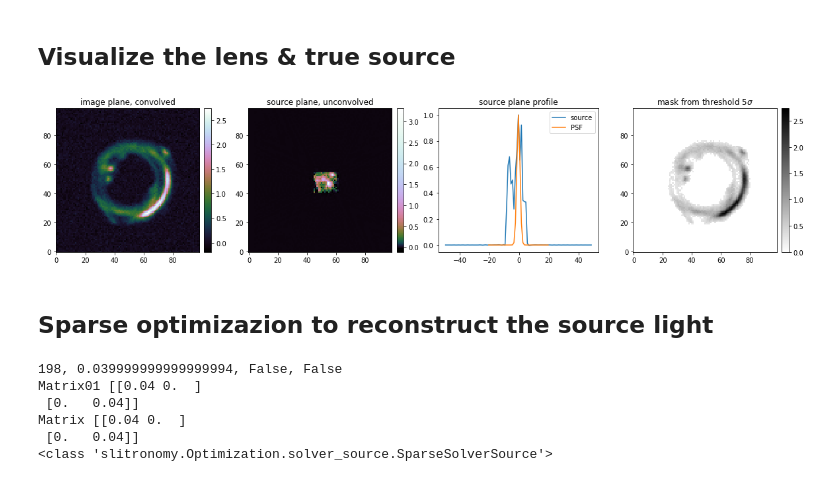
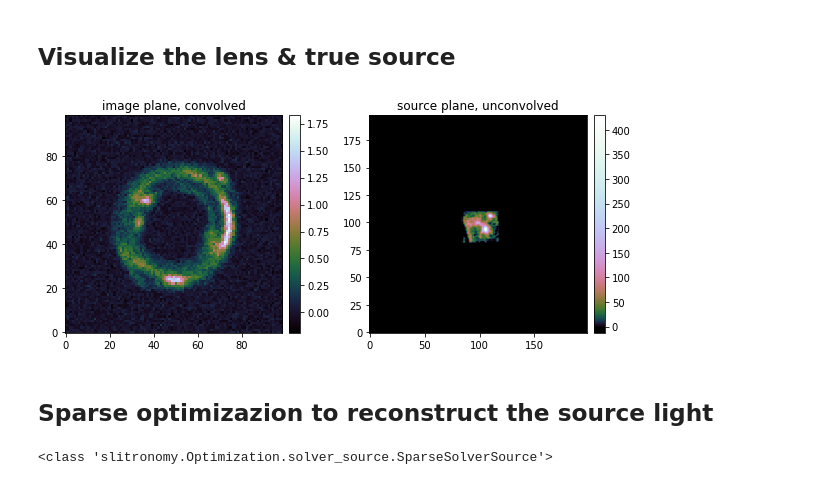
Before and after one commit to aymgal/SLITronomy, a Jupyter notebook: thirdparty/notebooks/03_complex_source_reconstruction.ipynb, the cells around one changed output. Drawn from its saved outputs; the diff is of its cells as text; code cells hidden in the pictures.

```diff
--- a/thirdparty/notebooks/03_complex_source_reconstruction.ipynb
+++ b/thirdparty/notebooks/03_complex_source_reconstruction.ipynb
@@ -76,0 +66,11 @@ data_class = ImageData(**kwargs_data)
+# %%
+# data specification (coordinates, etc.)
+_, _, ra_at_xy_0, dec_at_xy_0, _, _, Mpix2coord, _ \
+    = lenstro_util.make_grid_with_coordtransform(numPix=num_pix, deltapix=delta_pix, inverse=False)
+
+image_grid  = RegularGrid(num_pix, num_pix, Mpix2coord, ra_at_xy_0, dec_at_xy_0)
+source_grid = RegularGrid(num_pix, num_pix, Mpix2coord, ra_at_xy_0, dec_at_xy_0,
+                          supersampling_factor=subgrid_res_source)
+
+ra_grid, dec_grid = image_grid.coordinates_evaluate
+ra_grid_hd, dec_grid_hd = source_grid.coordinates_evaluate
@@ -146,0 +160,8 @@ lens_light_model_class = LightModel(light_model_list=lens_light_model_list)
+# %%
+source_sim = source_model_class.surface_brightness(ra_grid_hd, dec_grid_hd, kwargs_source)
+source_sim = lenstro_util.array2image(source_sim)
+
+plt.title("source galaxy")
+im = plt.imshow(source_sim, origin='lower') #, cmap=log_cmap('cubehelix', 0.03, 1))
+nice_colorbar(im)
+plt.show()
@@ -185,4 +221,0 @@ plt.show()
-# %%
-# get the light distribution in source plane
-source_sim = imageModel.source_surface_brightness(kwargs_source, unconvolved=True, de_lensed=True)
-source_sim_1d = lenstro_util.image2array(source_sim)
@@ -196,32 +222,21 @@ image_mask = lenstro_util.array2image(image_mask_1d)
 # %% [markdown]
 ## Visualize the lens & true source
 # %%
-fig = plt.figure(figsize=(20, 4))
+fig = plt.figure(figsize=(10, 4))
 
-ax = plt.subplot2grid((1, 4), (0, 0), fig=fig)
+ax = plt.subplot(1, 2, 1)
 ax.set_title("image plane, convolved")
-im = ax.imshow(lin_scale(image_sim), origin='lower', cmap='cubehelix')
+im = ax.imshow(image_sim, origin='lower', cmap='cubehelix')
 nice_colorbar(im)
 
-ax = plt.subplot2grid((1, 4), (0, 1))
+ax = plt.subplot(1, 2, 2)
 ax.set_title("source plane, unconvolved")
-im = ax.imshow(lin_scale(source_sim), origin='lower', cmap=log_cmap('cubehelix', 0.03, 1))
-nice_colorbar(im)
-
-ax = plt.subplot2grid((1, 4), (0, 2))
-ax.set_title("source plane profile")
-ax.plot(np.arange(-num_pix/2, num_pix/2), source_sim[:, int(num_pix/2)]/source_sim[:, int(num_pix/2)].max(), label='source')
-ax.plot(np.arange(-psf_num_pix/2, psf_num_pix/2), psf_kernel[:, int(psf_num_pix/2)]/psf_kernel[:, int(psf_num_pix/2)].max(), label='PSF')
-ax.legend()
-
-ax = plt.subplot2grid((1, 4), (0, 3))
-ax.set_title("mask from threshold {}$\sigma$".format(threshold_noise))
-im = ax.imshow(image_mask*image_sim, origin='lower', cmap='gray_r')
+im = ax.imshow(source_sim, origin='lower', cmap=log_cmap('cubehelix', 0.03, 1))
 nice_colorbar(im)
 
 plt.show()
 # %% [output]
-[figure, old version]
+[figure, new version]
 # %% [markdown]
 ## Sparse optimizazion to reconstruct the source light
 # %%
@@ -235,10 +250,7 @@ kwargs_special_sparsefit = {
     'delta_y_source_grid': 0,
 }
 
-if use_threshold_mask:
-    likelihood_mask = image_mask.astype(bool)
-else:
-    likelihood_mask = None
+likelihood_mask = None  # you can set any mask on imaging data here (binary array, 0s are masked pixels)
 
 kwargs_sparse_solver = {
     'include_regridding_error': False,
@@ -249,9 +261,9 @@ kwargs_sparse_solver = {
     'min_threshold': 3,
     'threshold_increment_high_freq': 1,
     'threshold_decrease_type': 'exponential',
-    'num_iter_source': 20,
-    'num_iter_weights': 3,
-    'verbose': False,
+    'num_iter_source': 15,
+    'num_iter_weights': 2,
+    'verbose': True,
     'show_steps': False,
     'thread_count': 1,  # number of processors
 }
@@ -263,11 +275,6 @@ imageSparseFit = ImageSparseFit(data_class, psf_class=psf_class,
                                 kwargs_sparse_solver=kwargs_sparse_solver)
 print(type(imageSparseFit.sparseSolver))
 # %% [output]
-198, 0.039999999999999994, False, False
-Matrix01 [[0.04 0.  ]
- [0.   0.04]]
-Matrix [[0.04 0.  ]
- [0.   0.04]]
 <class 'slitronomy.Optimization.solver_source.SparseSolverSource'>
 # %%
 kwargs_lens_mod = copy.deepcopy(kwargs_lens)
```
Also changed, not shown: parts of 34 cells of this notebook, 2 other files.
